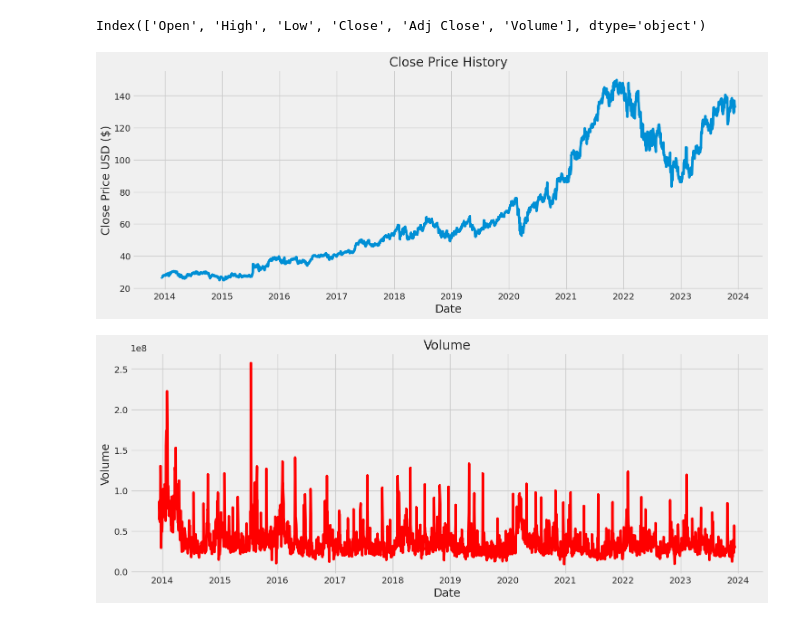
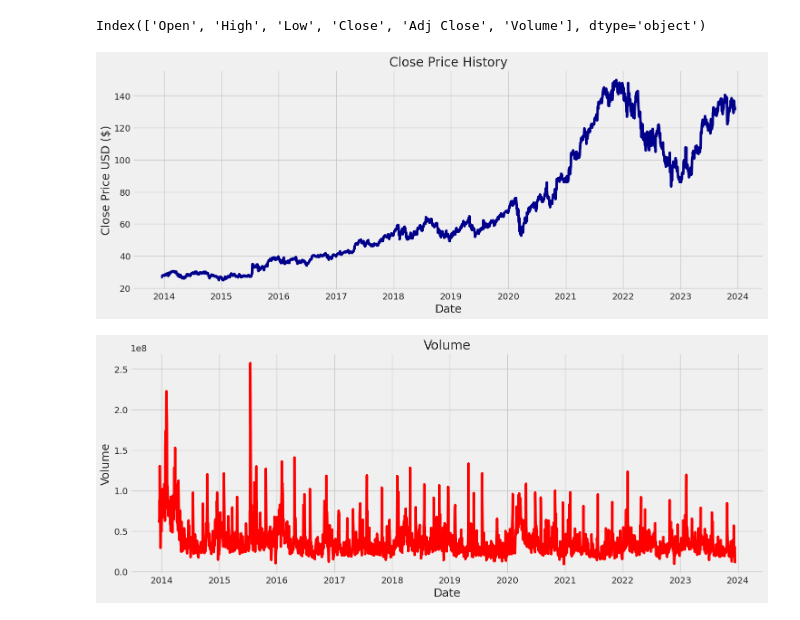
Before and after one commit to HeeketMehta/Stock-Prediction-And-Analysis, a Jupyter notebook: TRIAL_NB.ipynb, the cells around one changed output. Drawn from its saved outputs; the diff is of its cells as text; code cells hidden in the pictures.

```diff
--- a/TRIAL_NB.ipynb
+++ b/TRIAL_NB.ipynb
@@ -195,12 +55,12 @@ Index(['Open', 'High', 'Low', 'Close', 'Adj Close', 'Volume'], dtype='object')
 # %%
 plt.figure(figsize=(16,6))
 plt.title('Close Price History')
-plt.plot(df['Close'])
+plt.plot(df['Close'], color = 'darkblue')
 plt.xlabel('Date', fontsize=18)
 plt.ylabel('Close Price USD ($)', fontsize=18)
 plt.show()
 # %% [output]
-[figure, old version]
+[figure, new version]
 # %%
 plt.figure(figsize=(16,6))
 plt.title('Volume')
```
Also changed, not shown: parts of 39 cells of this notebook.
